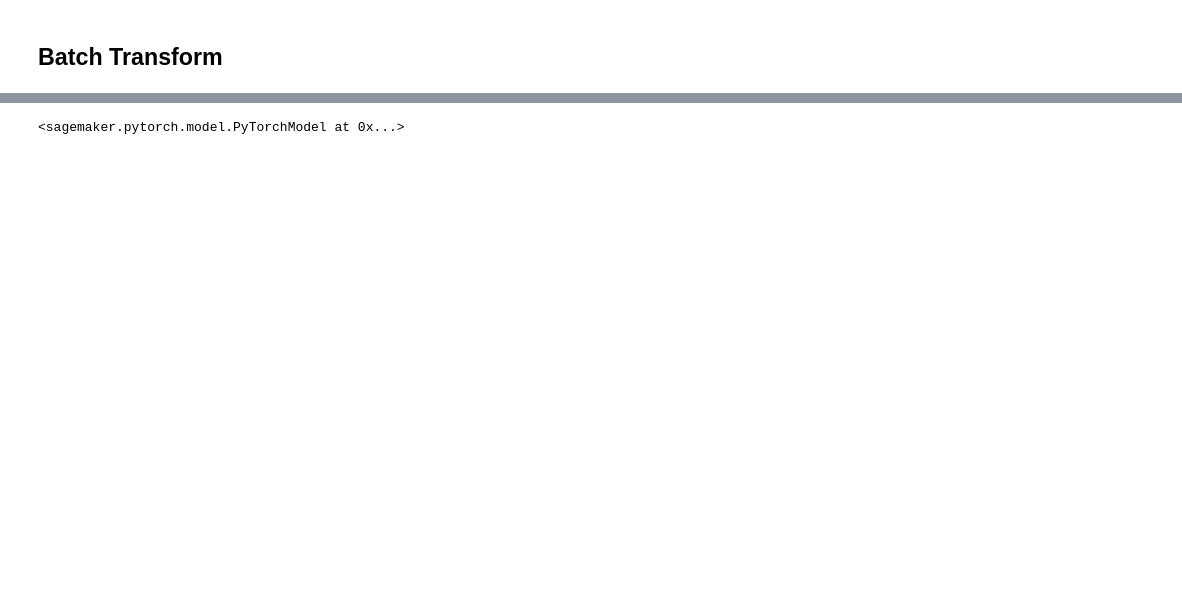
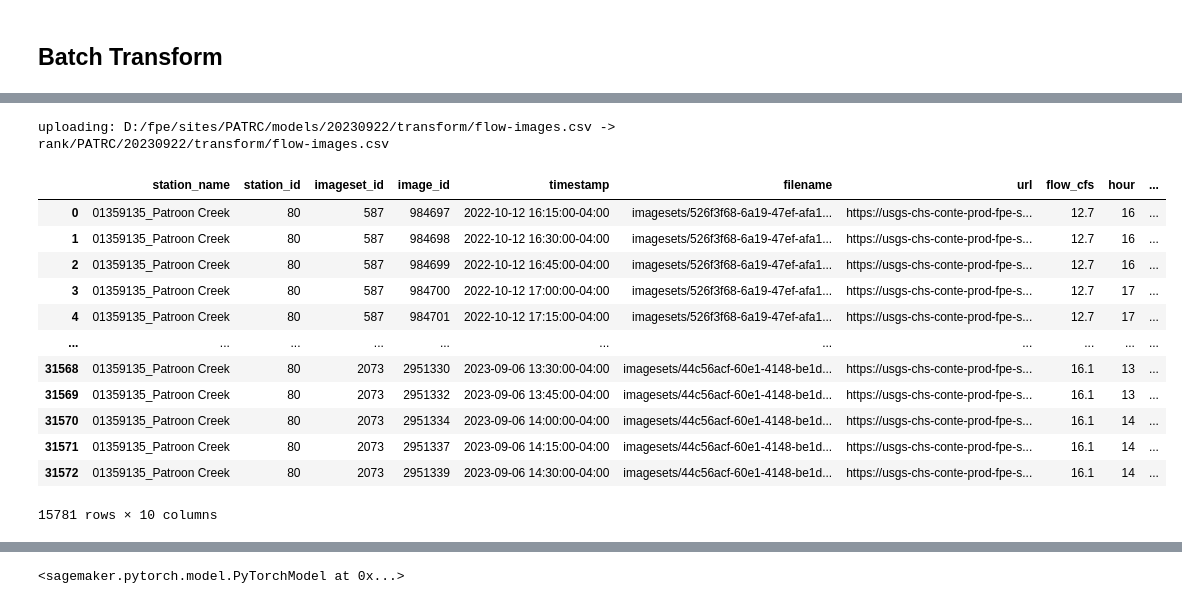
Before and after one commit to EcoSHEDS/fpe-model, a Jupyter notebook: fpe-rank-sagemaker-usgs.ipynb, the cells around one changed output, grey strips where cells are left out. Cells and saved outputs as stored; diff of their text form; code cells hidden in the pictures; blank space fills up the shorter version.

```diff
--- a/fpe-rank-sagemaker-usgs.ipynb
+++ b/fpe-rank-sagemaker-usgs.ipynb
@@ -143,0 +150,10 @@ model_artifact_s3_location
+# %%
+# create manifest
+transform_data_key = f"{input_key}/flow-images.csv"
+
+# Read CSV file from S3
+print(f"downloading transform data file: s3://{model_bucket}/{transform_data_key}")
+csv_obj = s3.get_object(Bucket=model_bucket, Key=transform_data_key)
+csv_data = csv_obj['Body'].read().decode('utf-8')
+transform_data = pd.read_csv(StringIO(csv_data))
+print(f"rows: {len(transform_data)}")
@@ -143,0 +163,8 @@ model_artifact_s3_location
+# %%
+transform_data["timestamp"] = pd.to_datetime(transform_data["timestamp"]).dt.tz_convert("America/New_York")
+
+#(transform_data["timestamp"][100], transform_data["filename"][100])
+
+# filter out nighttime
+transform_data = transform_data[transform_data["timestamp"].dt.hour.between(7, 18)]
+print(f"filtered rows: {len(transform_data)}")
@@ -143,0 +173,6 @@ model_artifact_s3_location
+# %%
+transform_data["hour"] = transform_data["timestamp"].dt.hour
+transform_data.groupby("hour").size().reset_index(name="count")
+
+transform_data["month"] = transform_data["timestamp"].dt.month
+transform_data.groupby("month").size().reset_index(name="count")
@@ -143,0 +196,22 @@ model_artifact_s3_location
+# %%
+s3_key = f"{transform_key}/flow-images.csv"
+print(f"uploading: {file} -> {s3_key}")
+s3.upload_file(Filename=file, Bucket=model_bucket, Key=s3_key)
+# %% [output]
+uploading: D:/fpe/sites/PATRC/models/20230922/transform/flow-images.csv -> rank/PATRC/20230922/transform/flow-images.csv
+# %%
+transform_data
+# %% [output]
+|  | station_name | station_id | imageset_id | image_id | timestamp | filename | url | flow_cfs | hour | ... |
+| 0 | 01359135_Patroon Creek | 80 | 587 | 984697 | 2022-10-12 16:15:00-04:00 | imagesets/526f3f68-6a19-47ef-afa1... | https://usgs-chs-conte-prod-fpe-s... | 12.7 | 16 | ... |
+| 1 | 01359135_Patroon Creek | 80 | 587 | 984698 | 2022-10-12 16:30:00-04:00 | imagesets/526f3f68-6a19-47ef-afa1... | https://usgs-chs-conte-prod-fpe-s... | 12.7 | 16 | ... |
+| 2 | 01359135_Patroon Creek | 80 | 587 | 984699 | 2022-10-12 16:45:00-04:00 | imagesets/526f3f68-6a19-47ef-afa1... | https://usgs-chs-conte-prod-fpe-s... | 12.7 | 16 | ... |
+| 3 | 01359135_Patroon Creek | 80 | 587 | 984700 | 2022-10-12 17:00:00-04:00 | imagesets/526f3f68-6a19-47ef-afa1... | https://usgs-chs-conte-prod-fpe-s... | 12.7 | 17 | ... |
+| 4 | 01359135_Patroon Creek | 80 | 587 | 984701 | 2022-10-12 17:15:00-04:00 | imagesets/526f3f68-6a19-47ef-afa1... | https://usgs-chs-conte-prod-fpe-s... | 12.7 | 17 | ... |
+| ... | ... | ... | ... | ... | ... | ... | ... | ... | ... | ... |
+| 31568 | 01359135_Patroon Creek | 80 | 2073 | 2951330 | 2023-09-06 13:30:00-04:00 | imagesets/44c56acf-60e1-4148-be1d... | https://usgs-chs-conte-prod-fpe-s... | 16.1 | 13 | ... |
+| 31569 | 01359135_Patroon Creek | 80 | 2073 | 2951332 | 2023-09-06 13:45:00-04:00 | imagesets/44c56acf-60e1-4148-be1d... | https://usgs-chs-conte-prod-fpe-s... | 16.1 | 13 | ... |
+| 31570 | 01359135_Patroon Creek | 80 | 2073 | 2951334 | 2023-09-06 14:00:00-04:00 | imagesets/44c56acf-60e1-4148-be1d... | https://usgs-chs-conte-prod-fpe-s... | 16.1 | 14 | ... |
+| 31571 | 01359135_Patroon Creek | 80 | 2073 | 2951337 | 2023-09-06 14:15:00-04:00 | imagesets/44c56acf-60e1-4148-be1d... | https://usgs-chs-conte-prod-fpe-s... | 16.1 | 14 | ... |
+| 31572 | 01359135_Patroon Creek | 80 | 2073 | 2951339 | 2023-09-06 14:30:00-04:00 | imagesets/44c56acf-60e1-4148-be1d... | https://usgs-chs-conte-prod-fpe-s... | 16.1 | 14 | ... |
+15781 rows × 10 columns
```
Also changed, not shown: parts of 33 cells of this notebook, 6 other files.
